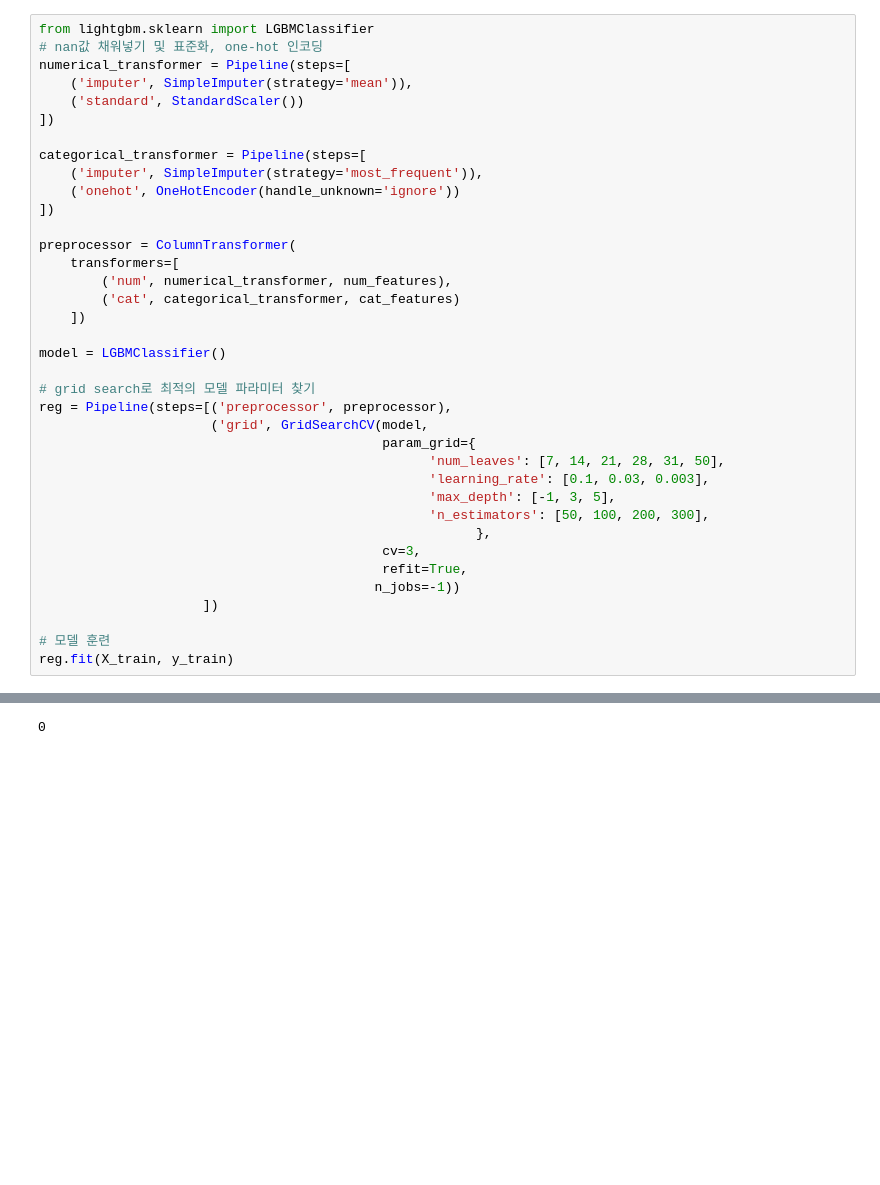
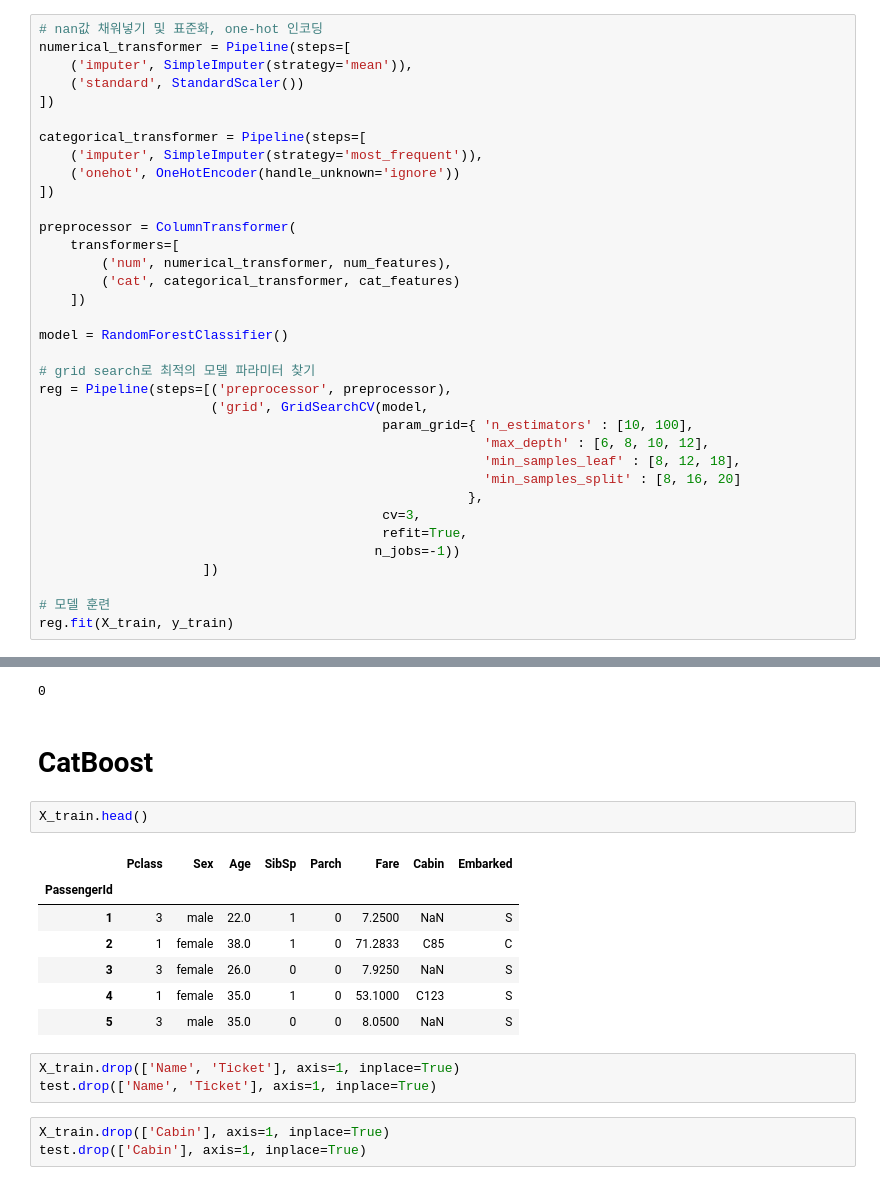
Before and after one commit to hyeon1263/Dacon_Tutorial, a Jupyter notebook: BigAI_Tintanic.ipynb, the cells around one changed output, grey strips where cells are left out. Cells and saved outputs as stored; diff of their text form; blank space fills up the shorter version.

```diff
--- a/BigAI_Tintanic.ipynb
+++ b/BigAI_Tintanic.ipynb
@@ -176,7 +195,6 @@ dtype: int64
 # %% [markdown]
 ## 3. 모델 생성 및 훈련
 # %%
-from lightgbm.sklearn import LGBMClassifier
 # nan값 채워넣기 및 표준화, one-hot 인코딩
 numerical_transformer = Pipeline(steps=[
     ('imputer', SimpleImputer(strategy='mean')),
@@ -194,17 +212,16 @@ preprocessor = ColumnTransformer(
         ('cat', categorical_transformer, cat_features)
     ])
 
-model = LGBMClassifier()
+model = RandomForestClassifier()
 
 # grid search로 최적의 모델 파라미터 찾기
 reg = Pipeline(steps=[('preprocessor', preprocessor),
                       ('grid', GridSearchCV(model,
-                                            param_grid={
-                                                  'num_leaves': [7, 14, 21, 28, 31, 50],
-                                                  'learning_rate': [0.1, 0.03, 0.003],
-                                                  'max_depth': [-1, 3, 5],
-                                                  'n_estimators': [50, 100, 200, 300],
-                                                        },
+                                            param_grid={ 'n_estimators' : [10, 100],
+                                                         'max_depth' : [6, 8, 10, 12],
+                                                         'min_samples_leaf' : [8, 12, 18],
+                                                         'min_samples_split' : [8, 16, 20]
+                                                       },
                                             cv=3,
                                             refit=True,
                                            n_jobs=-1))
@@ -293,3 +294,21 @@ predict = reg.predict(test)
 predict[-1]
 # %% [output]
 0
+# %% [markdown]
+# CatBoost
+# %%
+X_train.head()
+# %% [output]
+|  | Pclass | Sex | Age | SibSp | Parch | Fare | Cabin | Embarked |
+| PassengerId |  |  |  |  |  |  |  |  |
+| 1 | 3 | male | 22.0 | 1 | 0 | 7.2500 | NaN | S |
+| 2 | 1 | female | 38.0 | 1 | 0 | 71.2833 | C85 | C |
+| 3 | 3 | female | 26.0 | 0 | 0 | 7.9250 | NaN | S |
+| 4 | 1 | female | 35.0 | 1 | 0 | 53.1000 | C123 | S |
+| 5 | 3 | male | 35.0 | 0 | 0 | 8.0500 | NaN | S |
+# %%
+X_train.drop(['Name', 'Ticket'], axis=1, inplace=True)
+test.drop(['Name', 'Ticket'], axis=1, inplace=True)
+# %%
+X_train.drop(['Cabin'], axis=1, inplace=True)
+test.drop(['Cabin'], axis=1, inplace=True)
```
Also changed, not shown: parts of 15 cells of this notebook.
